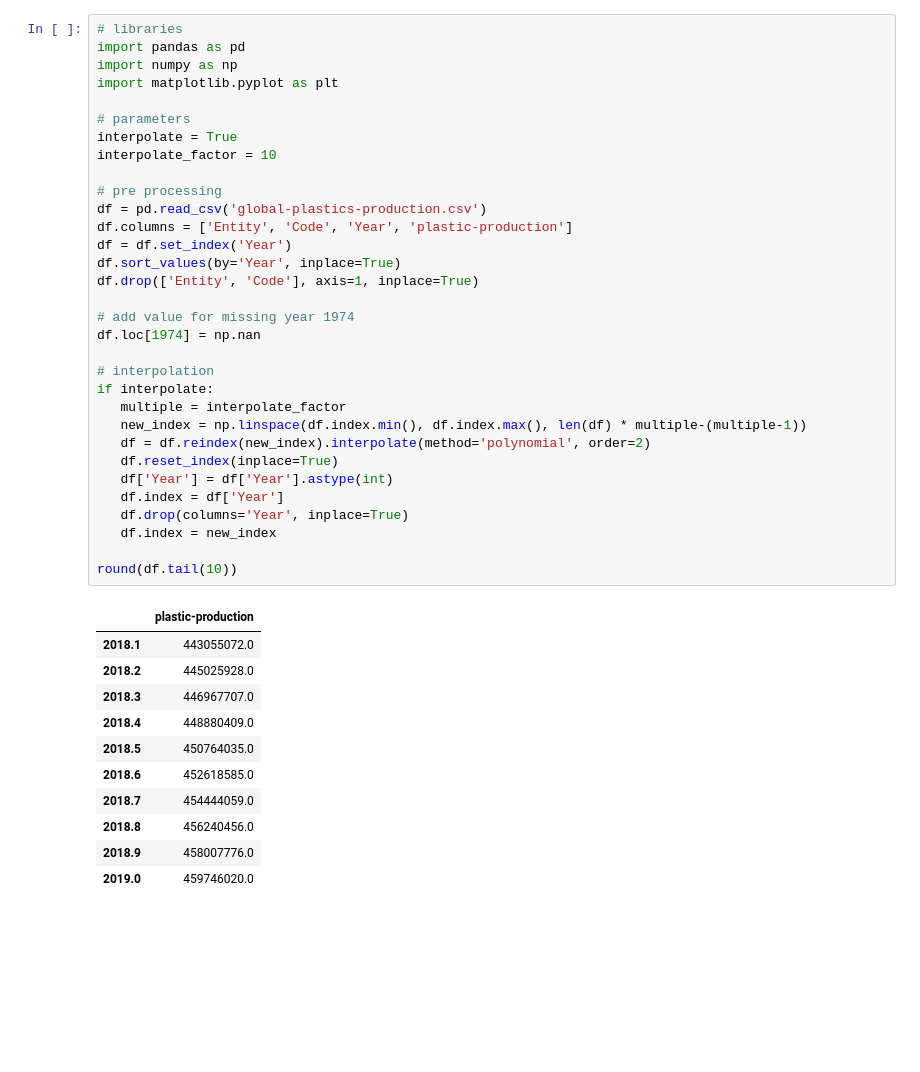
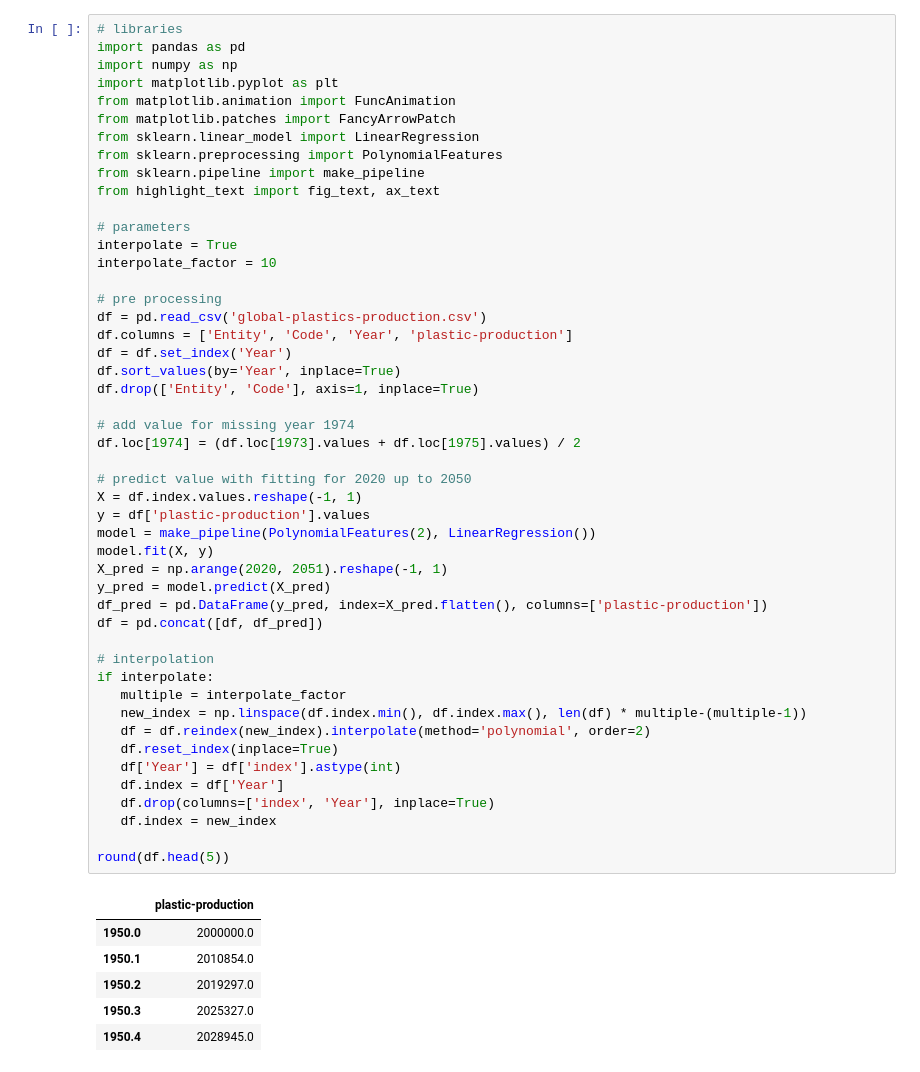
Before and after one commit to JosephBARBIERDARNAL/misc-dataviz, a Jupyter notebook: plastic-pollution/code.ipynb, the cells around one changed output. Cells and saved outputs as stored; diff of their text form; blank space fills up the shorter version.

```diff
--- a/plastic-pollution/code.ipynb
+++ b/plastic-pollution/code.ipynb
@@ -1,44 +1,55 @@
 # %%
 # libraries
 import pandas as pd
 import numpy as np
 import matplotlib.pyplot as plt
+from matplotlib.animation import FuncAnimation
+from matplotlib.patches import FancyArrowPatch
+from sklearn.linear_model import LinearRegression
+from sklearn.preprocessing import PolynomialFeatures
+from sklearn.pipeline import make_pipeline
+from highlight_text import fig_text, ax_text
 
 # parameters
 interpolate = True
 interpolate_factor = 10
 
 # pre processing
 df = pd.read_csv('global-plastics-production.csv')
 df.columns = ['Entity', 'Code', 'Year', 'plastic-production']
 df = df.set_index('Year')
 df.sort_values(by='Year', inplace=True)
 df.drop(['Entity', 'Code'], axis=1, inplace=True)
 
 # add value for missing year 1974
-df.loc[1974] = np.nan
+df.loc[1974] = (df.loc[1973].values + df.loc[1975].values) / 2
+
+# predict value with fitting for 2020 up to 2050
+X = df.index.values.reshape(-1, 1)
+y = df['plastic-production'].values
+model = make_pipeline(PolynomialFeatures(2), LinearRegression())
+model.fit(X, y)
+X_pred = np.arange(2020, 2051).reshape(-1, 1)
+y_pred = model.predict(X_pred)
+df_pred = pd.DataFrame(y_pred, index=X_pred.flatten(), columns=['plastic-production'])
+df = pd.concat([df, df_pred])
 
 # interpolation
 if interpolate:
    multiple = interpolate_factor
    new_index = np.linspace(df.index.min(), df.index.max(), len(df) * multiple-(multiple-1))
    df = df.reindex(new_index).interpolate(method='polynomial', order=2)
    df.reset_index(inplace=True)
-   df['Year'] = df['Year'].astype(int)
+   df['Year'] = df['index'].astype(int)
    df.index = df['Year']
-   df.drop(columns='Year', inplace=True)
+   df.drop(columns=['index', 'Year'], inplace=True)
    df.index = new_index
 
-round(df.tail(10))
+round(df.head(5))
 # %% [output]
 |  | plastic-production |
-| 2018.1 | 443055072.0 |
-| 2018.2 | 445025928.0 |
-| 2018.3 | 446967707.0 |
-| 2018.4 | 448880409.0 |
-| 2018.5 | 450764035.0 |
-| 2018.6 | 452618585.0 |
-| 2018.7 | 454444059.0 |
-| 2018.8 | 456240456.0 |
-| 2018.9 | 458007776.0 |
-| 2019.0 | 459746020.0 |
+| 1950.0 | 2000000.0 |
+| 1950.1 | 2010854.0 |
+| 1950.2 | 2019297.0 |
+| 1950.3 | 2025327.0 |
+| 1950.4 | 2028945.0 |
```
Also changed, not shown: parts of 2 cells of this notebook, 2 other files.
